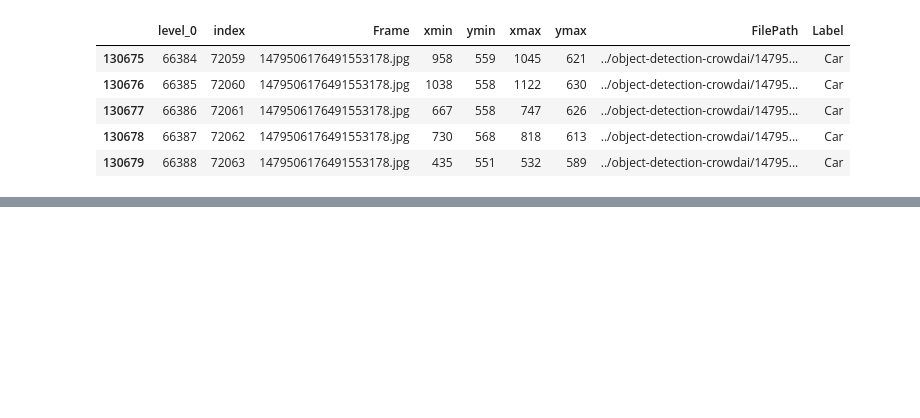
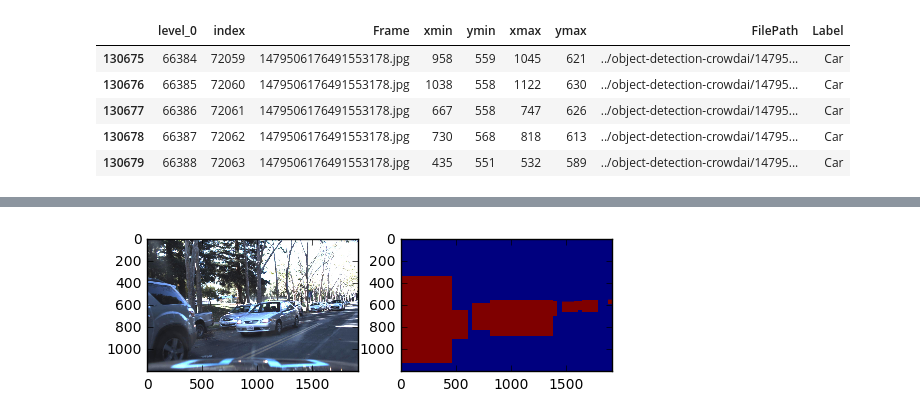
Before and after one commit to rush00121/Car-ND-Vehicle-Detection_CNN, a Jupyter notebook: train_cnn_notebook.ipynb, the cells around one changed output, grey strips where cells are left out. Saved outputs shown, nothing was run; the diff lists cells and outputs as text; code cells hidden in the pictures; blank space fills up the shorter version.

```diff
--- a/train_cnn_notebook.ipynb
+++ b/train_cnn_notebook.ipynb
@@ -233,0 +277,38 @@ plot_im_bbox(img,bboxes)
+# %%
+img_rows = 600*2
+img_cols = 960*2
+
+def get_data(df,batch_size=32,augmentation=True):
+    batch_images = []
+    batch_masks = []
+    while 1 :
+        for i in range(batch_size):
+            random_index = np.random.randint(len(df))
+            name,img,bboxes = get_image_name(df,random_index,size=(img_cols, img_rows),augmentation=False)
+            img_mask = get_mask_seg(img,bboxes)
+            im = np.array(img,dtype=np.uint8)
+            im = im/255.
+            batch_images.append(im)
+            batch_masks.append(img_mask)
+        yield np.array(batch_images),np.array(batch_masks)
+
+
+def get_training_data(df,batch_size=32):
+    return get_data(df,batch_size=batch_size,augmentation=True)
+
+def get_testing_data(df,batch_size=32):
+    return get_data(df,batch_size=batch_size,augmentation=False)
+
+
+def display_img_mask(img,imgmask):
+    plt.subplot(1,2,1)
+    plt.imshow(img)
+    plt.subplot(1,2,2)
+    plt.imshow(imgmask[:,:,0])
+    plt.show()
+
+batch_images,batch_mask = next(get_training_data(df_vehicles))
+
+display_img_mask(batch_images[0],batch_mask[0])
+# %% [output]
+[figure, added]
```
Also changed, not shown: parts of 8 cells of this notebook.
